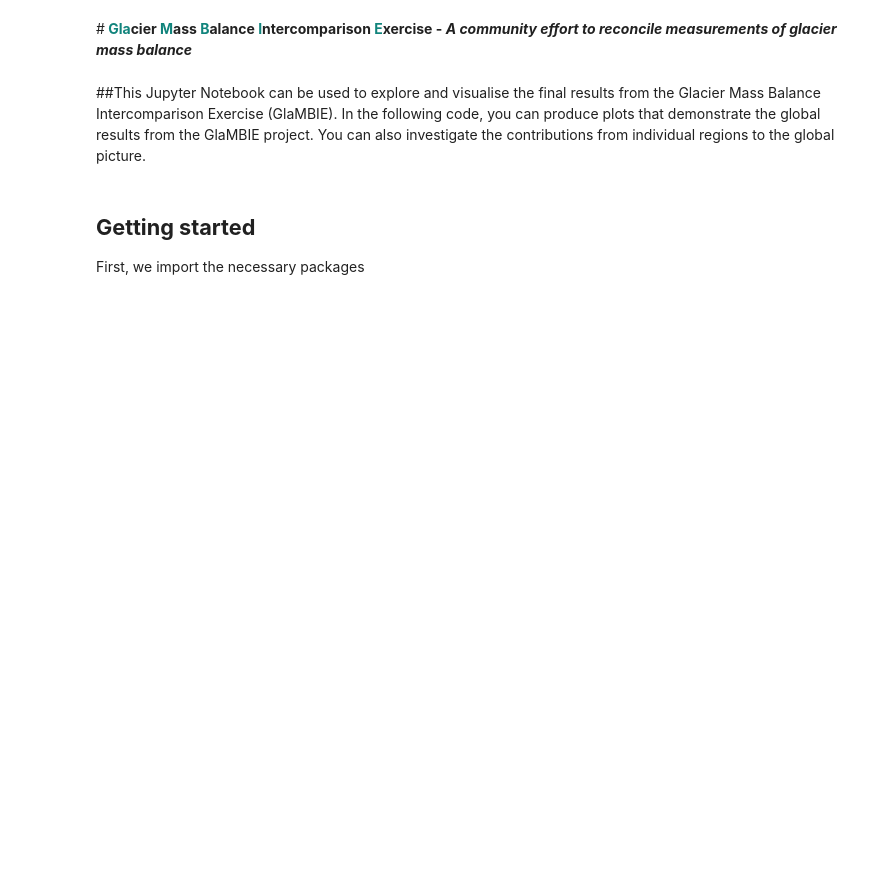
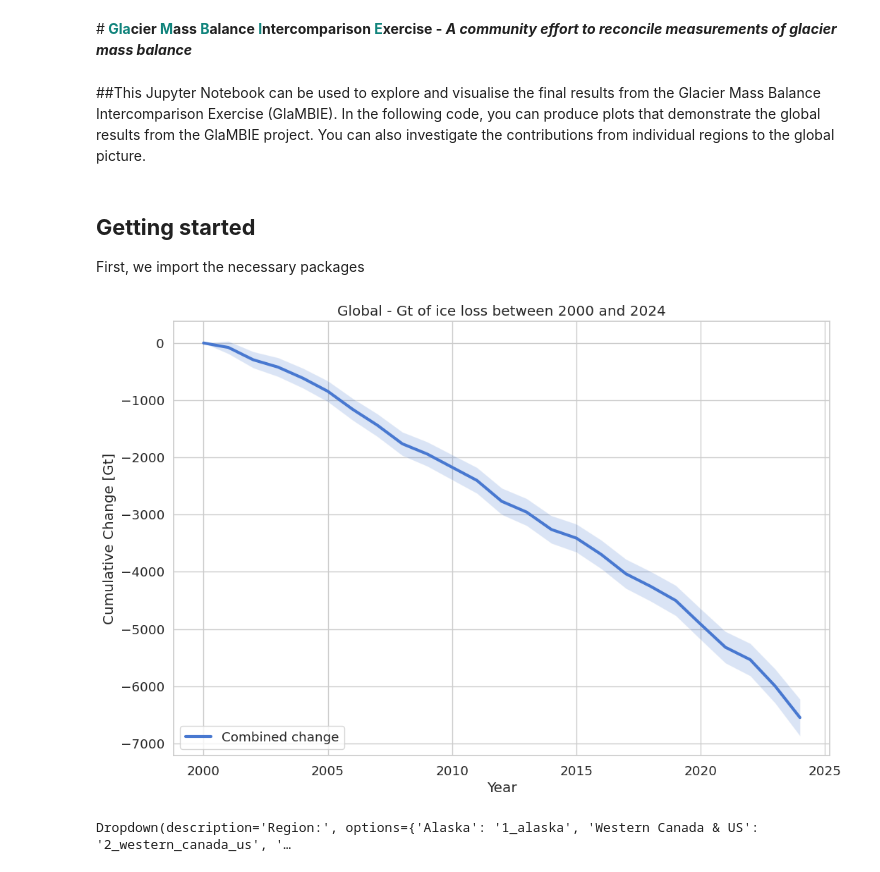
Before and after one commit to earthwave/glambie_demo_notebooks, a Jupyter notebook: glambie_global_plots.ipynb, the cells around one changed output. Cells and saved outputs as stored; diff of their text form; code cells hidden in the pictures; blank space fills up the shorter version.

Commit message:
Start adding plots to global notebook

```diff
--- a/glambie_global_plots.ipynb
+++ b/glambie_global_plots.ipynb
@@ -33,3 +33,16 @@ temporal_option = 'calendar_years'
 data_directory = os.path.join(local_path, 'glambie_csvs_to_publish_v3', temporal_option)
 # %%
 global_dataframe = pd.read_csv(os.path.join(data_directory, '0_global.csv'))
+# %%
+cumulative_data_all_gt = derivative_to_cumulative(global_dataframe.start_dates, global_dataframe.end_dates, global_dataframe.combined_gt)
+cumulative_errors_all_gt = derivative_to_cumulative(global_dataframe.start_dates, global_dataframe.end_dates, global_dataframe.combined_gt_errors, calculate_as_errors=True)
+# %%
+single_region_cumulative_plot(cumulative_data_all_gt, cumulative_errors_all_gt, '0_global', 'Gt')
+# %% [output]
+[figure, added]
+# %%
+# Add multiple regions to plot to see contributions to global change
+region = glambie_regions_dropdown()
+region
+# %% [output]
+Dropdown(description='Region:', options={'Alaska': '1_alaska', 'Western Canada & US': '2_western_canada_us', '…
```
Also changed, not shown: parts of 1 cell of this notebook.
